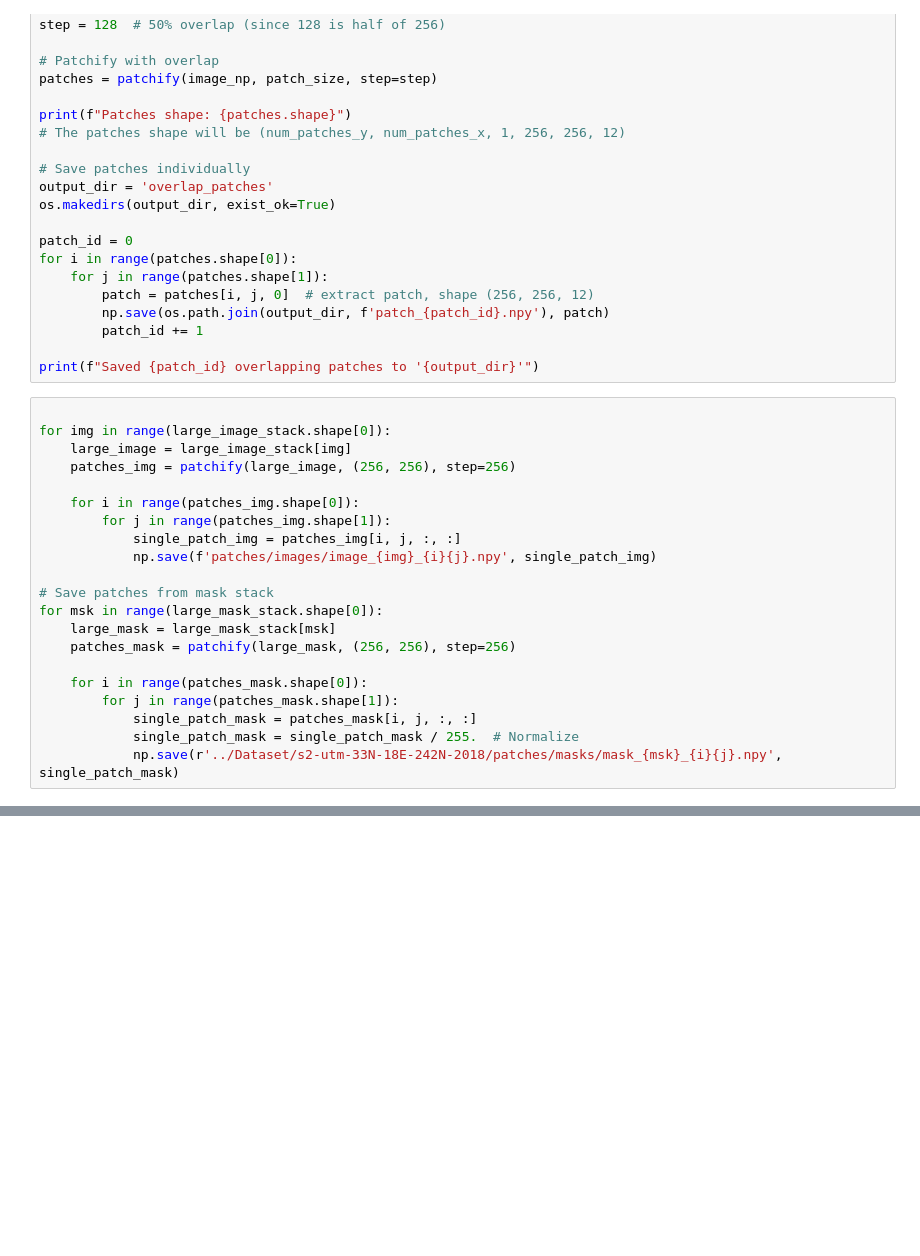
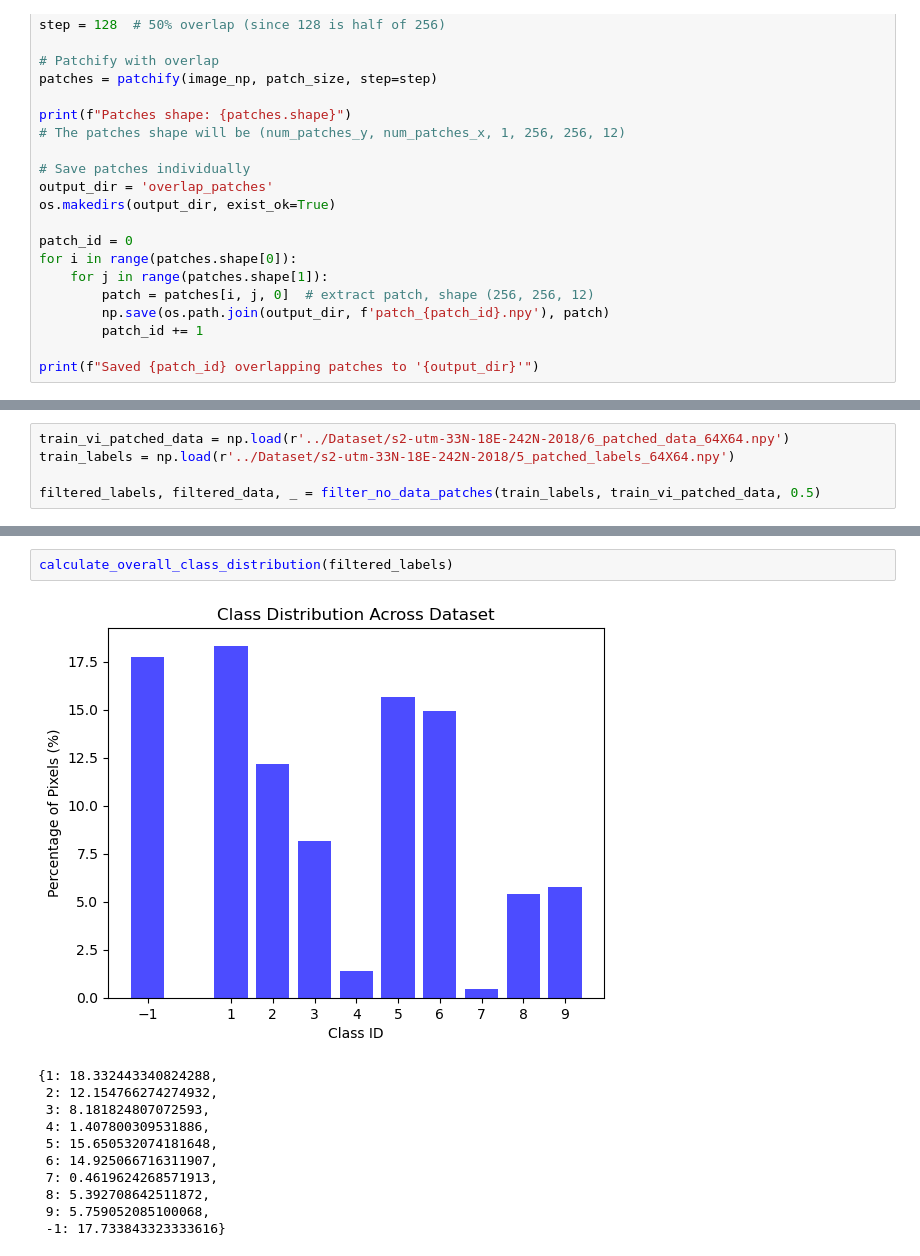
Before and after one commit to Suhaas0079/Farmland-Classification-using-Remote-Sensing, a Jupyter notebook: Notebooks/Data preprocessing - Train Data.ipynb, the cells around one changed output, grey strips where cells are left out. Drawn from its saved outputs; the diff is of its cells as text; blank space fills up the shorter version.

Commit message:
Data agumentation

```diff
--- a/Notebooks/Data preprocessing - Train Data.ipynb
+++ b/Notebooks/Data preprocessing - Train Data.ipynb
@@ -483,24 +547,3 @@ for i in range(patches.shape[0]):
         patch_id += 1
 
 print(f"Saved {patch_id} overlapping patches to '{output_dir}'")
-# %%
-
-for img in range(large_image_stack.shape[0]):
-    large_image = large_image_stack[img]
-    patches_img = patchify(large_image, (256, 256), step=256)
-
-    for i in range(patches_img.shape[0]):
-        for j in range(patches_img.shape[1]):
-            single_patch_img = patches_img[i, j, :, :]
-            np.save(f'patches/images/image_{img}_{i}{j}.npy', single_patch_img)
-
-# Save patches from mask stack
-for msk in range(large_mask_stack.shape[0]):
-    large_mask = large_mask_stack[msk]
-    patches_mask = patchify(large_mask, (256, 256), step=256)
-
-    for i in range(patches_mask.shape[0]):
-        for j in range(patches_mask.shape[1]):
-            single_patch_mask = patches_mask[i, j, :, :]
-            single_patch_mask = single_patch_mask / 255.  # Normalize
-            np.save(r'../Dataset/s2-utm-33N-18E-242N-2018/patches/masks/mask_{msk}_{i}{j}.npy', single_patch_mask)
@@ -508,0 +613,5 @@ NameError: name 'large_image_stack' is not defined
+# %%
+train_vi_patched_data = np.load(r'../Dataset/s2-utm-33N-18E-242N-2018/6_patched_data_64X64.npy')
+train_labels = np.load(r'../Dataset/s2-utm-33N-18E-242N-2018/5_patched_labels_64X64.npy')
+
+filtered_labels, filtered_data, _ = filter_no_data_patches(train_labels, train_vi_patched_data, 0.5)
@@ -508,0 +678,14 @@ NameError: name 'large_image_stack' is not defined
+# %%
+calculate_overall_class_distribution(filtered_labels)
+# %% [output]
+[figure, added]
+{1: 18.332443340824288,
+ 2: 12.154766274274932,
+ 3: 8.181824807072593,
+ 4: 1.407800309531886,
+ 5: 15.650532074181648,
+ 6: 14.925066716311907,
+ 7: 0.4619624268571913,
+ 8: 5.392708642511872,
+ 9: 5.759052085100068,
+ -1: 17.733843323333616}
```
Also changed, not shown: parts of 60 cells of this notebook.
